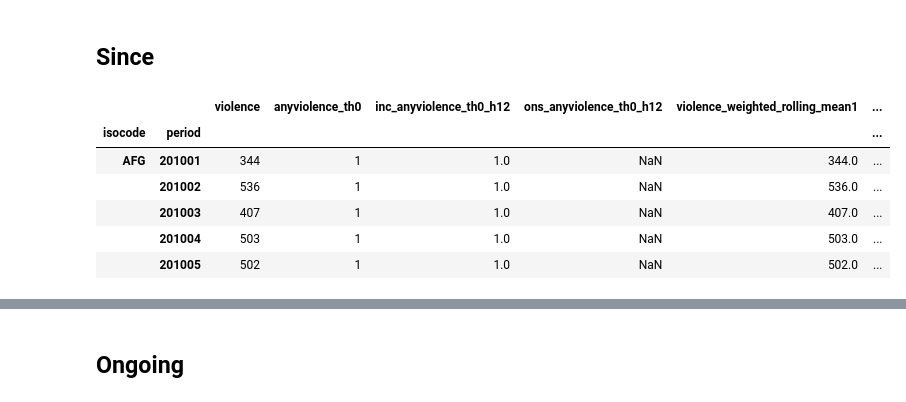
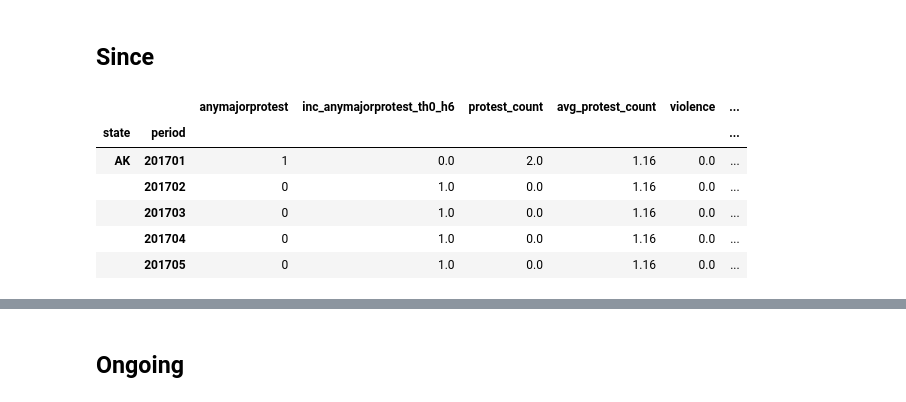
Before and after one commit to pablo-fdz/F-N_hw1, a Jupyter notebook: prediction_and_evaluation.ipynb, the cells around one changed output, grey strips where cells are left out. Drawn from its saved outputs; the diff is of its cells as text; code cells hidden in the pictures.

```diff
--- a/prediction_and_evaluation.ipynb
+++ b/prediction_and_evaluation.ipynb
@@ -207,0 +287,12 @@ Shape of Google Trends:
+# %%
+# We will remove all of the mismatched states from the data frames (dependent territories and unexpected characters)
+mismatched_states = ['VM', 'TŒß', 'MP', 'AS']
+
+for key in target_dict.keys():
+    target_dict[key] = target_dict[key].loc[~target_dict[key].index.get_level_values(0).isin(mismatched_states)]
+    target_dict[key] = target_dict[key].sort_index()
+
+lda_agg_stock = lda_agg_stock.loc[~lda_agg_stock.index.get_level_values(0).isin(mismatched_states)]
+lda_agg_stock = lda_agg_stock.sort_index()
+gtrends = gtrends.loc[~gtrends.index.get_level_values(0).isin(mismatched_states)]
+gtrends = gtrends.sort_index()
@@ -217,7 +332,7 @@ fig.subplots_adjust(hspace=0.4)
 # Create a count plot for each target data frame
 for i, key in enumerate(target_dict.keys()):
     ax = axes[i // 2, i % 2]  # Get the correct subplot
-    sns.countplot(x='inc_anytarget_th0_h6', data=target_dict[key], palette='Set2', hue='inc_anytarget_th0_h6', ax=ax, legend=False)
+    sns.countplot(x='inc_anymajorprotest_th0_h6', data=target_dict[key], palette='Set2', hue='inc_anymajorprotest_th0_h6', ax=ax, legend=False)
     ax.set_title(f'Class Imbalance in Target Data Frame for {key}')
     ax.set_xlabel('Target')
     ax.set_ylabel('Count')
@@ -325,33 +410,38 @@ display(inc_healthcare.tail())  # Display the last few rows of the DataFrame wit
 # %% [markdown]
 ## Since
 # %%
-# 2. Number of months since violence exceeed 0 fatalities
-df_since = feature_engineer.since(
-    input_df = df,
-    y_col = 'violence',  # Create since variables with number of fatalities
-    thresholds = [0, 5, 100],  # Thresholds to count since (0 fatalities, 5 fatalities, 100 fatalities)
-    shift_knowledge = None  # No shift knowledge set (number of periods to shift the count since variable) -> assumes we know the y_col in current period
-)
+# 2. Number of months since violence exceeed protest thresholds
 
-# Merge the since variables with the original target DataFrame
-df = pd.merge(
-    df,
-    df_since,
-    on = ['state', 'period'],  # Merge on the multiindex columns
-    how = 'outer',  # Outer join to keep all rows
-    suffixes=(None, '_y')  # Suffixes for overlapping column names
-)
-# Drop the columns suffixed with '_y' that are not needed (as they are the same as the original columns)
-df = df.loc[:, ~df.columns.str.endswith('_y')]
+thresholds = [2, 5, 10]  # Thresholds of protests to count since
 
-# Show results
-display(df.head())  # Display the first few rows of the DataFrame with the new features
-display(df.tail())  # Display the last few rows of the DataFrame with the new features
+# Create the feature for every data frame
+for key in target_dict.keys():
+    df_target = target_dict[key]  # Get the target data frame
+    df_since = feature_engineer.since(
+        input_df = df_target,
+        y_col = 'protest_count',  # Create since variables with number of fatalities
+        thresholds = thresholds,  # Thresholds to count since (0 fatalities, 5 fatalities, 100 fatalities)
+        shift_knowledge = None  # No shift knowledge set (number of periods to shift the count since variable) -> assumes we know the y_col in current period
+    )
+    # Merge the since variables with the original target DataFrame
+    target_dict[key] = pd.merge(
+        df_target,
+        df_since,
+        on = ['state', 'period'],  # Merge on the multiindex columns
+        how = 'outer',  # Outer join to keep all rows
+        suffixes=(None, '_y')  # Suffixes for overlapping column names
+    )
+    # Drop the columns suffixed with '_y' that are not needed (as they are the same as the original columns)
+    target_dict[key] = target_dict[key].loc[:, ~target_dict[key].columns.str.endswith('_y')]
+
+# Show results for
+display(target_dict['racism_and_immigration'].head())  # Display the first few rows of the DataFrame with the new features
+display(target_dict['racism_and_immigration'].tail())  # Display the last few rows of the DataFrame with the new features
 # %% [output]
-|  |  | violence | anyviolence_th0 | inc_anyviolence_th0_h12 | ons_anyviolence_th0_h12 | violence_weighted_rolling_mean1 | ... |
-| isocode | period |  |  |  |  |  | ... |
-| AFG | 201001 | 344 | 1 | 1.0 | NaN | 344.0 | ... |
-|  | 201002 | 536 | 1 | 1.0 | NaN | 536.0 | ... |
-|  | 201003 | 407 | 1 | 1.0 | NaN | 407.0 | ... |
-|  | 201004 | 503 | 1 | 1.0 | NaN | 503.0 | ... |
-|  | 201005 | 502 | 1 | 1.0 | NaN | 502.0 | ... |
+|  |  | anymajorprotest | inc_anymajorprotest_th0_h6 | protest_count | avg_protest_count | violence | ... |
+| state | period |  |  |  |  |  | ... |
+| AK | 201701 | 1 | 0.0 | 2.0 | 1.16 | 0.0 | ... |
+|  | 201702 | 0 | 1.0 | 0.0 | 1.16 | 0.0 | ... |
+|  | 201703 | 0 | 1.0 | 0.0 | 1.16 | 0.0 | ... |
+|  | 201704 | 0 | 1.0 | 0.0 | 1.16 | 0.0 | ... |
+|  | 201705 | 0 | 1.0 | 0.0 | 1.16 | 0.0 | ... |
```
Also changed, not shown: parts of 56 cells of this notebook.
